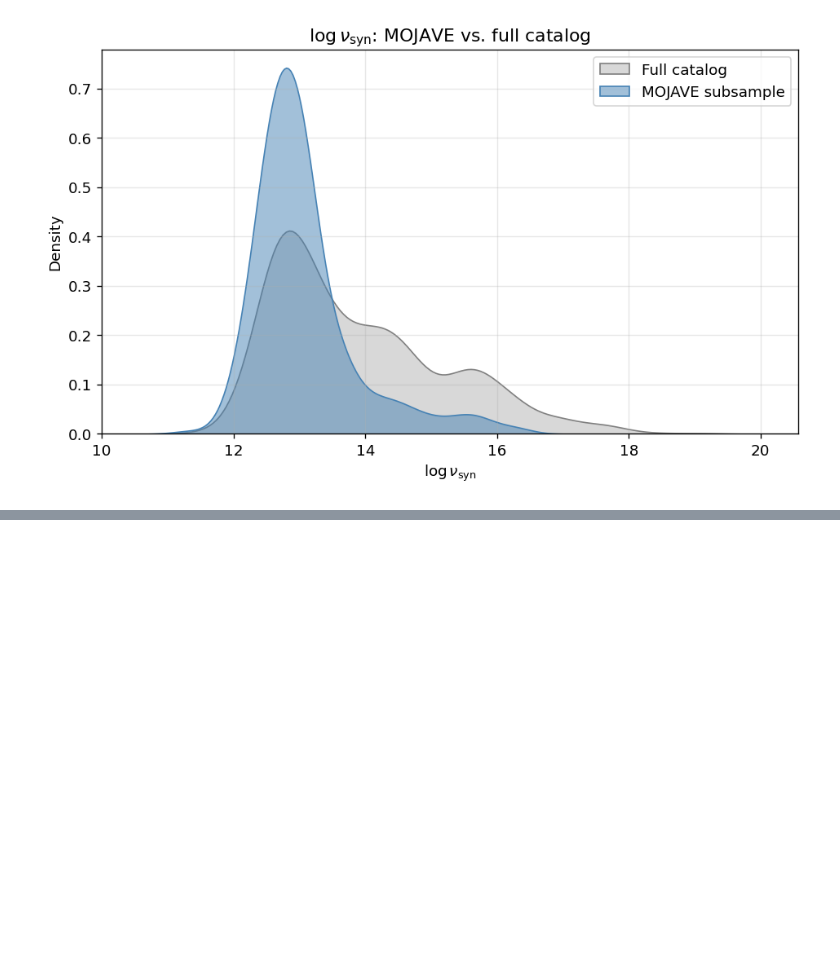
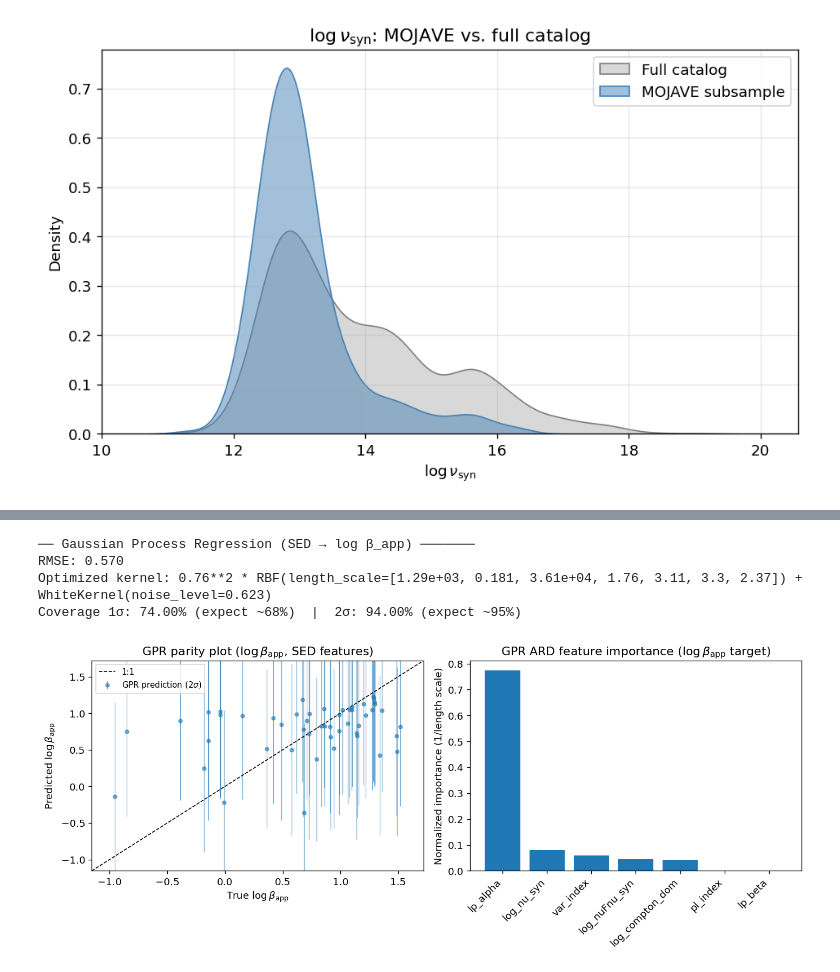
Before and after one commit to altjerue/ilwikak-ml, a Jupyter notebook: blazar_population_ml-p2.ipynb, the cells around one changed output, grey strips where cells are left out. Cells and saved outputs as stored; diff of their text form; code cells hidden in the pictures; blank space fills up the shorter version.

Commit message:
Adding Regression Setup and running regression methods in Part 2

```diff
--- a/blazar_population_ml-p2.ipynb
+++ b/blazar_population_ml-p2.ipynb
@@ -331,0 +396,77 @@ Name: count, dtype: int64
+# %%
+n_feats = len(reg_feats)
+kernel = ConstantKernel(1.0) * RBF(length_scale=np.ones(n_feats)) + WhiteKernel(noise_level=0.1)
+
+gpr = GaussianProcessRegressor(
+    kernel=kernel, n_restarts_optimizer=10, normalize_y=True, random_state=42
+)
+gpr.fit(X_train_s, y_train)
+y_pred_gpr, y_std_gpr = gpr.predict(X_test_s, return_std=True)
+rmse_gpr = np.sqrt(mean_squared_error(y_test, y_pred_gpr))
+
+print("── Gaussian Process Regression (SED → log β_app) ───────")
+print(f"RMSE: {rmse_gpr:.3f}")
+print(f"Optimized kernel: {gpr.kernel_}")
+within_1s = np.mean(np.abs(y_test - y_pred_gpr) <= y_std_gpr)
+within_2s = np.mean(np.abs(y_test - y_pred_gpr) <= 2 * y_std_gpr)
+print(f"Coverage 1σ: {within_1s:.2%} (expect ~68%)  |  2σ: {within_2s:.2%} (expect ~95%)")
+# %% [output]
+── Gaussian Process Regression (SED → log β_app) ───────
+RMSE: 0.570
+Optimized kernel: 0.76**2 * RBF(length_scale=[1.29e+03, 0.181, 3.61e+04, 1.76, 3.11, 3.3, 2.37]) + WhiteKernel(noise_level=0.623)
+Coverage 1σ: 74.00% (expect ~68%)  |  2σ: 94.00% (expect ~95%)
+# %%
+fig, axes = plt.subplots(1, 2, figsize=(12, 5))
+
+# Panel 1: Parity plot
+ax = axes[0]
+ax.errorbar(
+    y_test,
+    y_pred_gpr,
+    yerr=2 * y_std_gpr,
+    fmt="o",
+    alpha=0.6,
+    markersize=4,
+    elinewidth=0.8,
+    label=r"GPR prediction (2$\sigma$)",
+)
+lim = [
+    min(y_test.min(), y_pred_gpr.min()) - 0.2,
+    max(y_test.max(), y_pred_gpr.max()) + 0.2,
+]
+ax.plot(lim, lim, "k--", lw=1, label="1:1")
+ax.set_xlim(lim)
+ax.set_ylim(lim)
+ax.set_xlabel(r"True $\log \beta_{\rm app}$")
+ax.set_ylabel(r"Predicted $\log \beta_{\rm app}$")
+ax.set_title(r"GPR parity plot ($\log \beta_{\rm app}$, SED features)")
+ax.legend(fontsize=9)
+
+# Panel 2: ARD length scales (inverted = importance)
+ax = axes[1]
+def _find_rbf(kernel):
+    if isinstance(kernel, RBF):
+        return [kernel]
+    result = []
+    for attr in ('k1', 'k2'):
+        sub = getattr(kernel, attr, None)
+        if sub is not None:
+            result += _find_rbf(sub)
+    return result
+
+rbf_kernel = _find_rbf(gpr.kernel_)
+if rbf_kernel:
+    ls = rbf_kernel[0].length_scale
+    importance = 1.0 / ls
+    importance /= importance.sum()
+    order = np.argsort(importance)[::-1]
+    ax.bar(range(len(reg_feats)), importance[order])
+    ax.set_xticks(range(len(reg_feats)))
+    ax.set_xticklabels([reg_feats[i] for i in order], rotation=45, ha="right")
+    ax.set_ylabel("Normalized importance (1/length scale)")
+    ax.set_title(r"GPR ARD feature importance ($\log \beta_{\rm app}$ target)")
+
+plt.tight_layout()
+plt.show()
+# %% [output]
+[figure, added]
```
Also changed, not shown: parts of 10 cells of this notebook.
